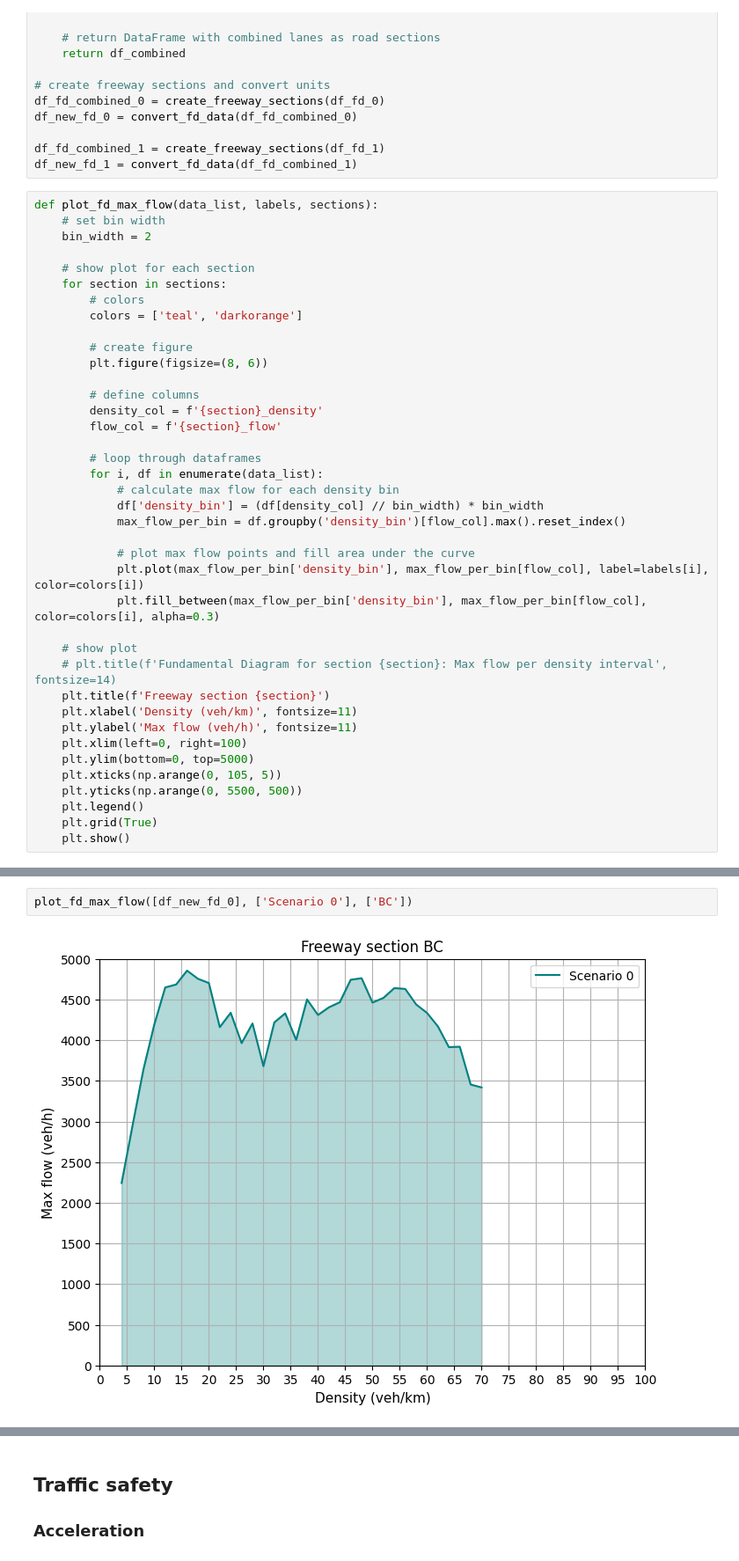
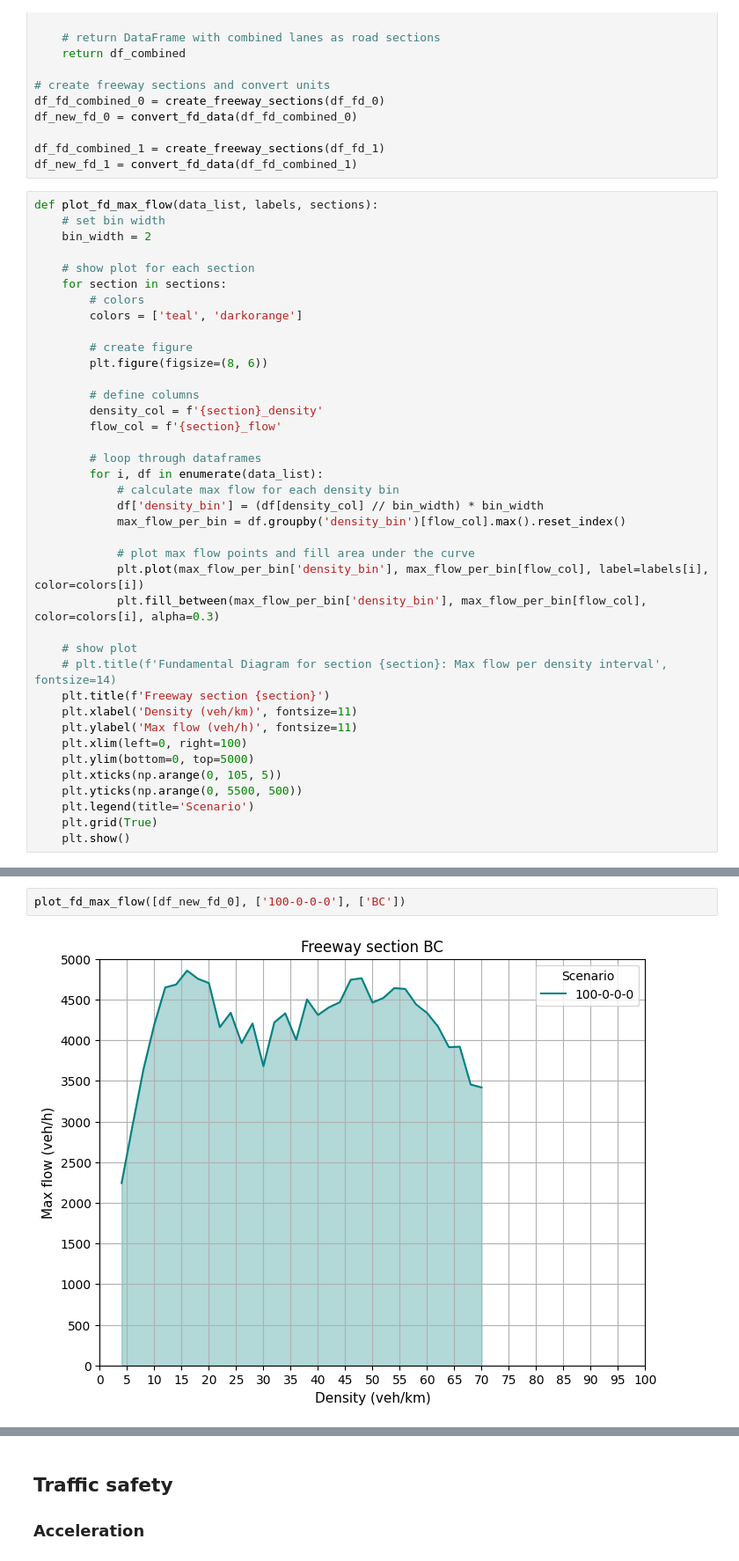
Before and after one commit to J-Poland/GraduationOTS, a Jupyter notebook: thesis_experiments/notebooks/policy_analysis/Scenario0_KPIs.ipynb, the cells around one changed output, grey strips where cells are left out. Shown at 88% size. Drawn from its saved outputs; the diff is of its cells as text.

```diff
--- a/thesis_experiments/notebooks/policy_analysis/Scenario0_KPIs.ipynb
+++ b/thesis_experiments/notebooks/policy_analysis/Scenario0_KPIs.ipynb
@@ -491,7 +491,7 @@ def plot_fd_max_flow(data_list, labels, sections):
     plt.ylim(bottom=0, top=5000)
     plt.xticks(np.arange(0, 105, 5))
     plt.yticks(np.arange(0, 5500, 500))
-    plt.legend()
+    plt.legend(title='Scenario')
     plt.grid(True)
     plt.show()
 # %%
@@ -501,5 +501,5 @@ plot_fd_max_flow([df_new_fd_0], ['Scenario 0'], ['AB'])
 # %%
-plot_fd_max_flow([df_new_fd_0], ['Scenario 0'], ['BC'])
+plot_fd_max_flow([df_new_fd_0], ['100-0-0-0'], ['BC'])
 # %% [output]
-[figure, old version]
+[figure, new version]
 # %%
```
Also changed, not shown: parts of 33 cells of this notebook, 7 other files.
